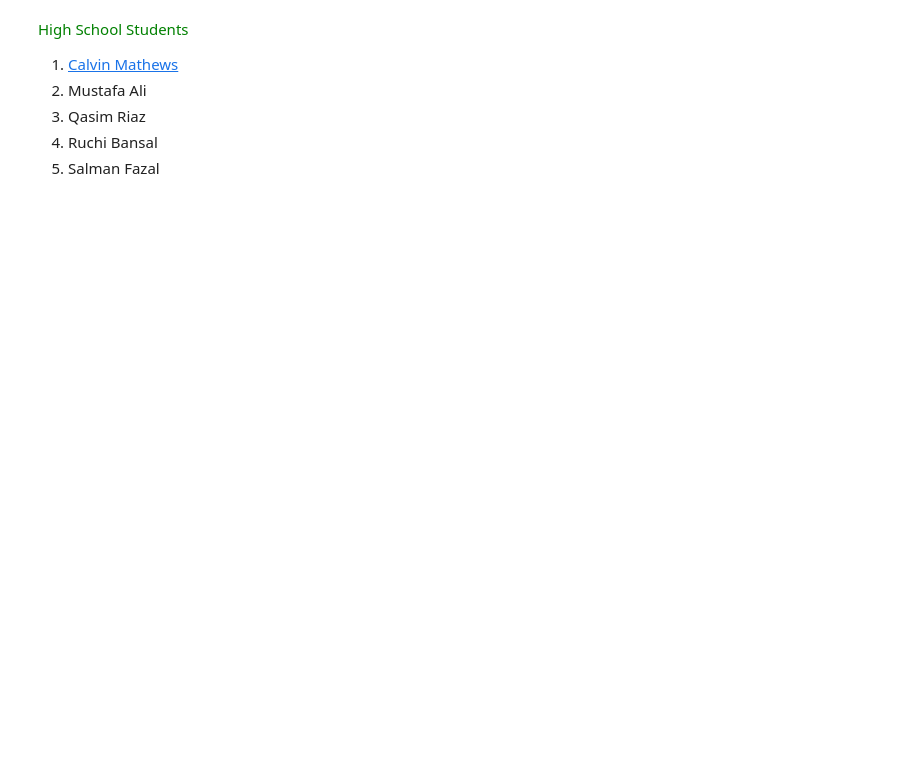
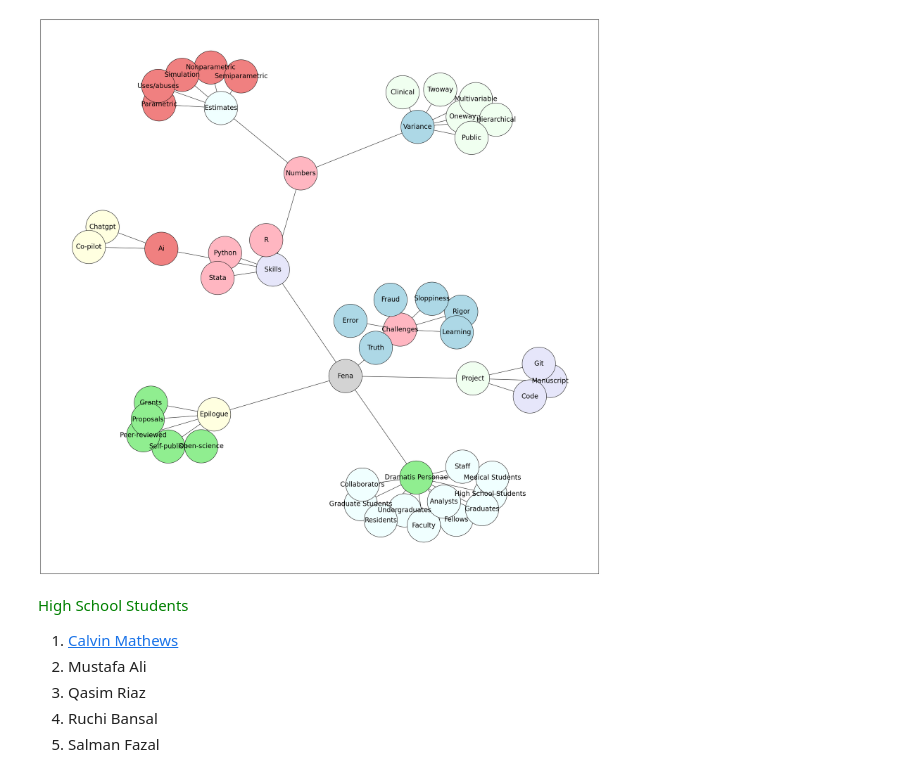
Before and after one commit to jhutrc/beta, a Jupyter notebook: _sources/dramatis_personae/high_school_students/high_school_students.ipynb, the cells around one changed output. Drawn from its saved outputs; the diff is of its cells as text; code cells hidden in the pictures; blank space fills up the shorter version.

```diff
--- a/_sources/dramatis_personae/high_school_students/high_school_students.ipynb
+++ b/_sources/dramatis_personae/high_school_students/high_school_students.ipynb
@@ -52,3 +1,76 @@ draw_hub_and_spoke(11)
+# %%
+import networkx as nx
+import matplotlib.pyplot as plt
+
+# Set seed for layout
+seed = 2
+
+# Directory structure
+structure = {
+    "Fena": ["Epilogue", "Project", "Skills", "Dramatis Personae", "Challenges"],
+    "Numbers": ["Variance", "R01", "K24", "U01"],
+    "Epilogue": ["Open-Science", "Self-Publish", "Peer-Reviewed", "Grants", "Proposals"],
+    "Skills": ["Python", "AI", "R", "Stata", "Numbers"],
+    "AI": ["ChatGPT", "Co-Pilot"],
+    "Project": ["Manuscript", "Code", "Git"],
+    "Estimates": ["Nonparametric", "Semiparametric", "Parametric", "Simulation", "Uses/Abuses"],
+    "Numbers": ["Estimates", "Variance"],
+    "Variance": ["Oneway", "Twoway", "Multivariable", "Hierarchical", "Clinical", "Public"],
+    "Dramatis Personae": ["High School Students", "Undergraduates", "Graduate Students", "Medical Students", "Residents", "Fellows", "Faculty", "Analysts", "Staff", "Collaborators", "Graduates"],
+    "Challenges": ["Truth", "Rigor", "Error", "Sloppiness", "Fraud", "Learning"],
+}
+
+# Gentle colors for children
+child_colors = ["lightgreen", "lightpink", "lightyellow",
+    'lavender', 'lightcoral', 'honeydew', 'azure','lightblue',
+]
+
+# 'lightsteelblue', 'lightgray', 'mintcream','mintcream', 'azure', 'linen', 'aliceblue', 'lemonchiffon', 'mistyrose'
+
+# List of nodes to color light blue
+light_blue_nodes = ["Epilogue", "Skills", "Dramatis Personae", "Project", "Challenges"]
+
+G = nx.Graph()
+node_colors = {}
+
+
+# Function to capitalize the first letter of each word
+def capitalize_name(name):
+    return ' '.join(word.capitalize() for word in name.split(" "))
+
+# Assign colors to nodes
+for i, (parent, children) in enumerate(structure.items()):
+    parent_name = capitalize_name(parent.replace("_", " "))
+    G.add_node(parent_name)
+
+    # Set the color for Fena
+    if parent_name == "Fena":
+        node_colors[parent_name] = 'lightgray'
+    else:
+        node_colors[parent_name] = child_colors[i % len(child_colors)]
+
+    for child in children:
+        child_name = capitalize_name(child.replace("_", " "))
+        G.add_edge(parent_name, child_name)
+        if child_name in light_blue_nodes:
+            node_colors[child_name] = 'lightblue'
+        else:
+            node_colors[child_name] = child_colors[(i + 6) % len(child_colors)]  # You can customize the logic here to assign colors
+
+
+colors = [node_colors[node] for node in G.nodes()]
+
+# Set figure size
+plt.figure(figsize=(30, 30))
+
+# Draw the graph
+pos = nx.spring_layout(G, scale=30, seed=seed)
+nx.draw_networkx_nodes(G, pos, node_size=10000, node_color=colors, edgecolors='black')  # Boundary color set here
+nx.draw_networkx_edges(G, pos)
+nx.draw_networkx_labels(G, pos, font_size=20)
+plt.show()
+# %% [output]
+[figure, added]
 # %% [markdown]
 <span style="color: green;">High School Students</span>
 
```
Also changed, not shown: parts of 1 cell of this notebook, 12 other files.
